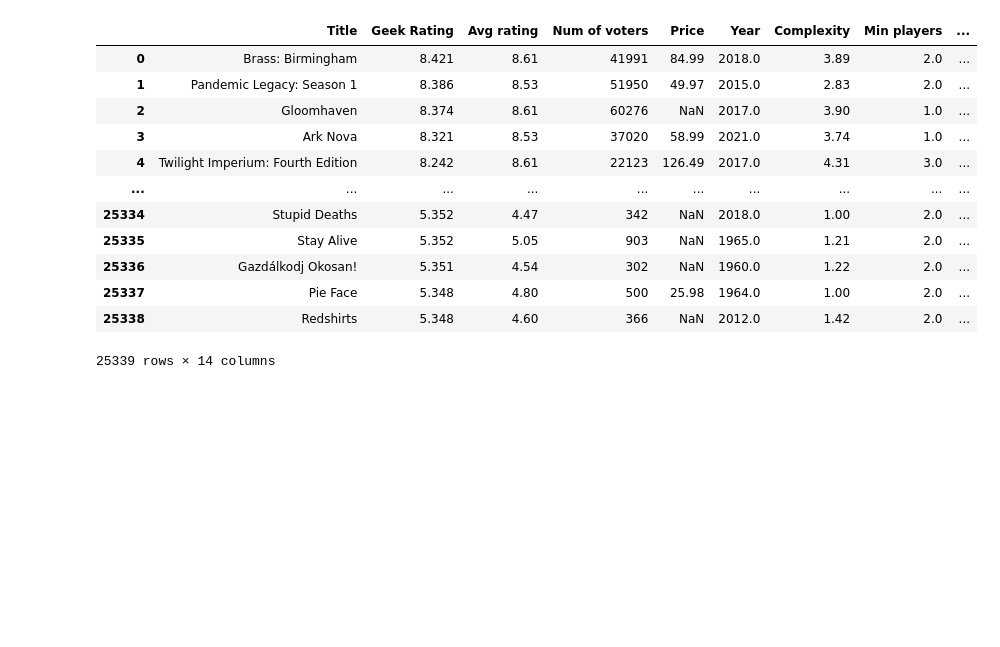
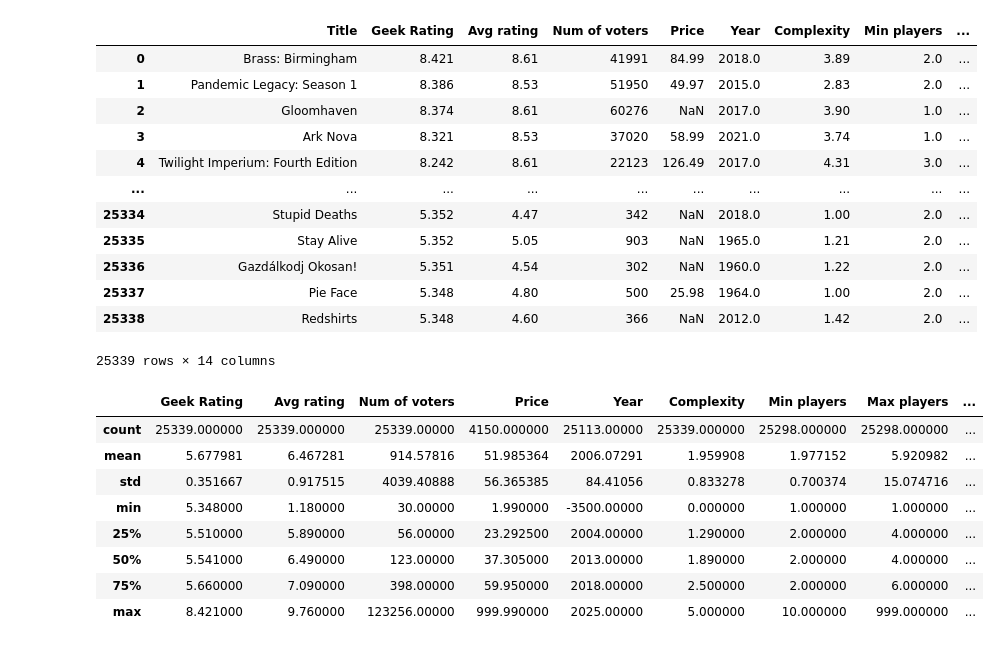
Before and after one commit to JEmmonsJR/BoardGameGeekAPI, a Jupyter notebook: scripts/intialscript.ipynb, the cells around one changed output. Drawn from its saved outputs; the diff is of its cells as text; code cells hidden in the pictures; blank space fills up the shorter version.

```diff
--- a/scripts/intialscript.ipynb
+++ b/scripts/intialscript.ipynb
@@ -95,3 +95,15 @@ bg_info
 | 25337 | Pie Face | 5.348 | 4.80 | 500 | 25.98 | 1964.0 | 1.00 | 2.0 | ... |
 | 25338 | Redshirts | 5.348 | 4.60 | 366 | NaN | 2012.0 | 1.42 | 2.0 | ... |
 25339 rows × 14 columns
+# %%
+bg_info.describe()
+# %% [output]
+|  | Geek Rating | Avg rating | Num of voters | Price | Year | Complexity | Min players | Max players | ... |
+| count | 25339.000000 | 25339.000000 | 25339.00000 | 4150.000000 | 25113.00000 | 25339.000000 | 25298.000000 | 25298.000000 | ... |
+| mean | 5.677981 | 6.467281 | 914.57816 | 51.985364 | 2006.07291 | 1.959908 | 1.977152 | 5.920982 | ... |
+| std | 0.351667 | 0.917515 | 4039.40888 | 56.365385 | 84.41056 | 0.833278 | 0.700374 | 15.074716 | ... |
+| min | 5.348000 | 1.180000 | 30.00000 | 1.990000 | -3500.00000 | 0.000000 | 1.000000 | 1.000000 | ... |
+| 25% | 5.510000 | 5.890000 | 56.00000 | 23.292500 | 2004.00000 | 1.290000 | 2.000000 | 4.000000 | ... |
+| 50% | 5.541000 | 6.490000 | 123.00000 | 37.305000 | 2013.00000 | 1.890000 | 2.000000 | 4.000000 | ... |
+| 75% | 5.660000 | 7.090000 | 398.00000 | 59.950000 | 2018.00000 | 2.500000 | 2.000000 | 6.000000 | ... |
+| max | 8.421000 | 9.760000 | 123256.00000 | 999.990000 | 2025.00000 | 5.000000 | 10.000000 | 999.000000 | ... |
```
Also changed, not shown: parts of 9 cells of this notebook.
